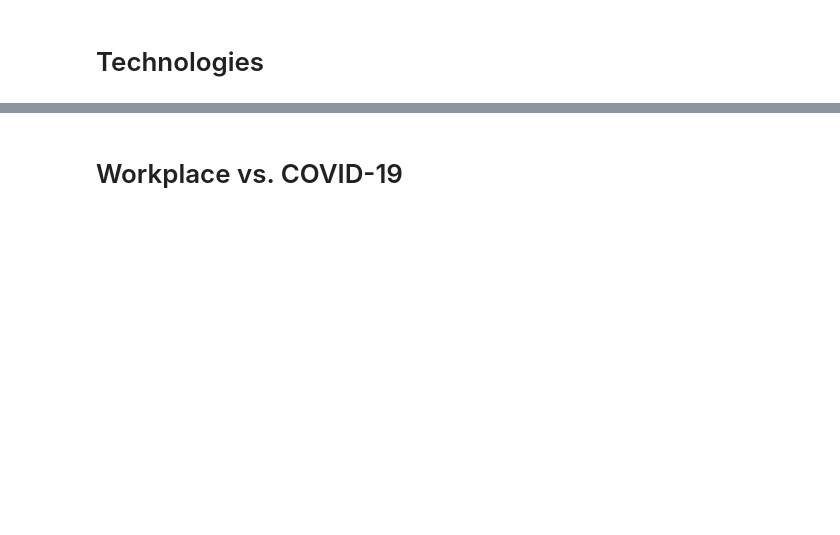
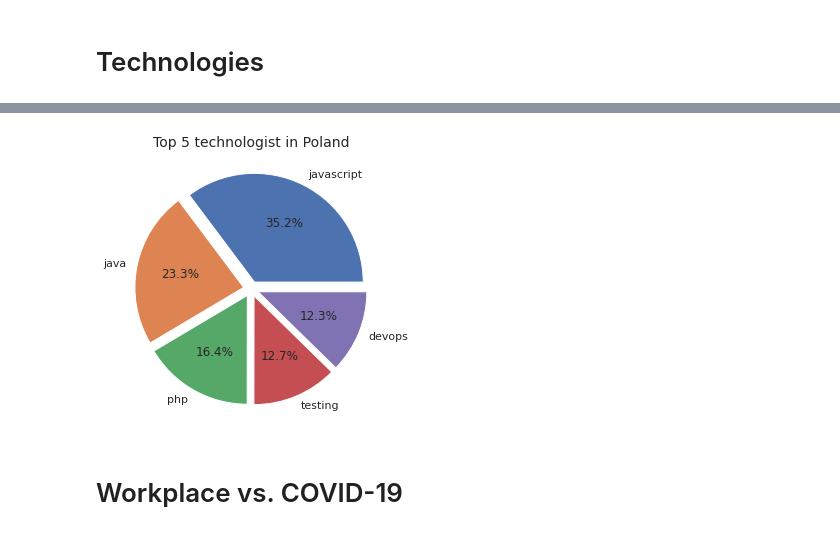
Before and after one commit to MalarzDawid/Job-Salary-Prediction, a Jupyter notebook: projects/justjoin-jobs/notebooks/EDA.ipynb, the cells around one changed output, grey strips where cells are left out. Drawn from its saved outputs; the diff is of its cells as text; code cells hidden in the pictures; blank space fills up the shorter version.

```diff
--- a/projects/justjoin-jobs/notebooks/EDA.ipynb
+++ b/projects/justjoin-jobs/notebooks/EDA.ipynb
@@ -70,2 +82,11 @@ fig.show()
+# %%
+technologies = df['marker_icon'].value_counts()[:5]
+
+plt.figure(figsize=(10,5))
+plt.pie(x=technologies.values, labels=technologies.index, explode=[0.07]*5, autopct="%.1f%%")
+plt.title("Top 5 technologist in Poland", fontsize=14)
+plt.show()
+# %% [output]
+[figure, added]
 # %% [markdown]
 # Workplace vs. COVID-19
```
Also changed, not shown: parts of 21 cells of this notebook.
